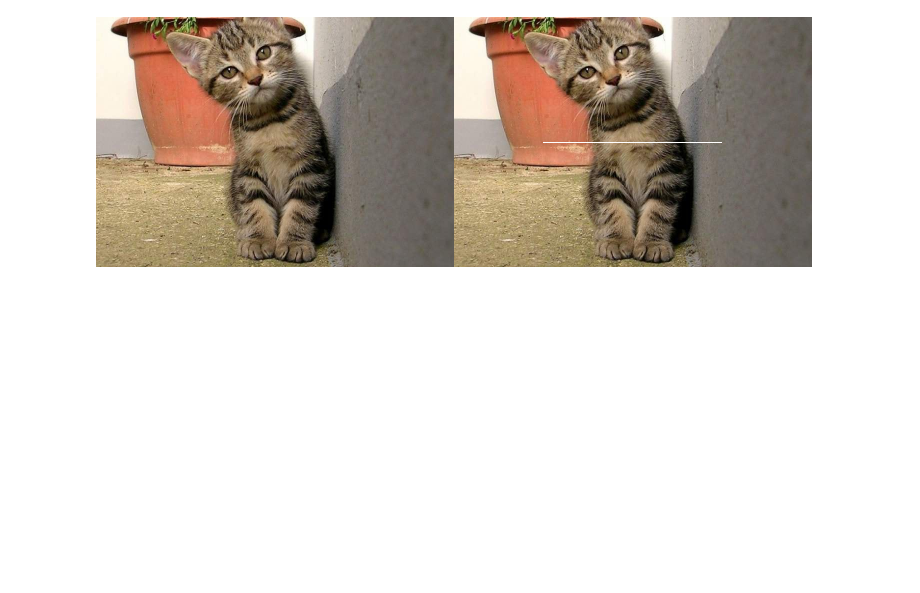
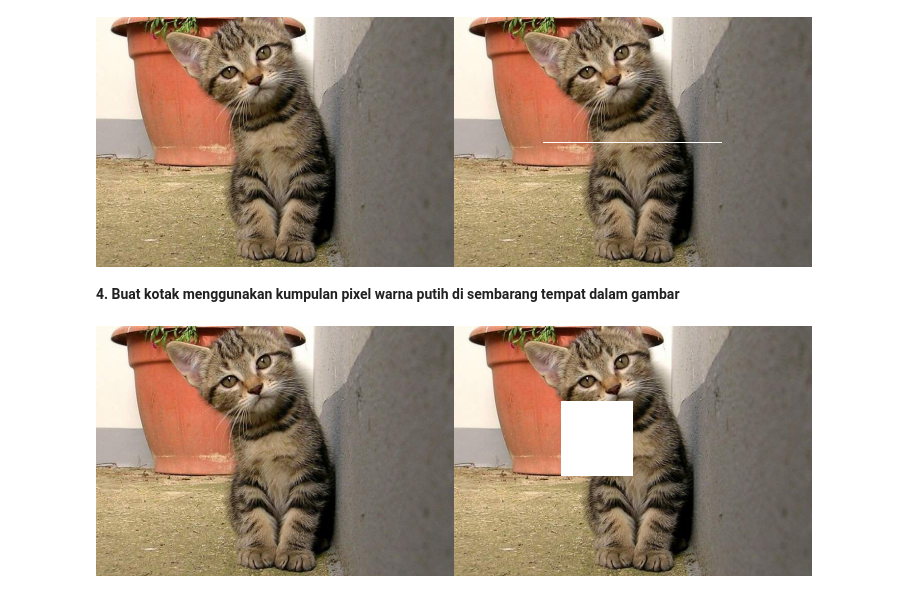
Before and after one commit to Mufliha-Hafsyah/PCVK_Ganjil_2026, a Jupyter notebook: latihan_integrasi.ipynb, the cells around one changed output. Drawn from its saved outputs; the diff is of its cells as text; code cells hidden in the pictures; blank space fills up the shorter version.

Commit message:
feat: menambahkan kotak menggunakan kumpulan pixel putih pada image

```diff
--- a/latihan_integrasi.ipynb
+++ b/latihan_integrasi.ipynb
@@ -189,3 +187,19 @@ final_frame3 = cv.hconcat((image_2, image_6))
 cv2_imshow(final_frame3)
 # %% [output]
 [figure]
+# %% [markdown]
+**4. Buat kotak menggunakan kumpulan pixel warna putih di sembarang tempat dalam gambar**
+# %%
+image_7 = cv.cvtColor(image, cv.COLOR_BGR2RGB)
+
+# menentukan posisi dan ukuran kotak (baris_awal:baris_akhir, kolom_awal:kolom_akhir)
+baris_awal, baris_akhir = int(tinggi*0.3), int(tinggi*0.6)
+kolom_awal, kolom_akhir = int(lebar*0.3), int(lebar*0.5)
+
+# mengisi area kotak dengan warna putih menggunakan slicing
+image_7[baris_awal:baris_akhir, kolom_awal:kolom_akhir] = [255,255,255]
+
+final_frame4 = cv.hconcat((image_2, image_7))
+cv2_imshow(final_frame4)
+# %% [output]
+[figure, added]
```
Also changed, not shown: parts of 1 cell of this notebook.
